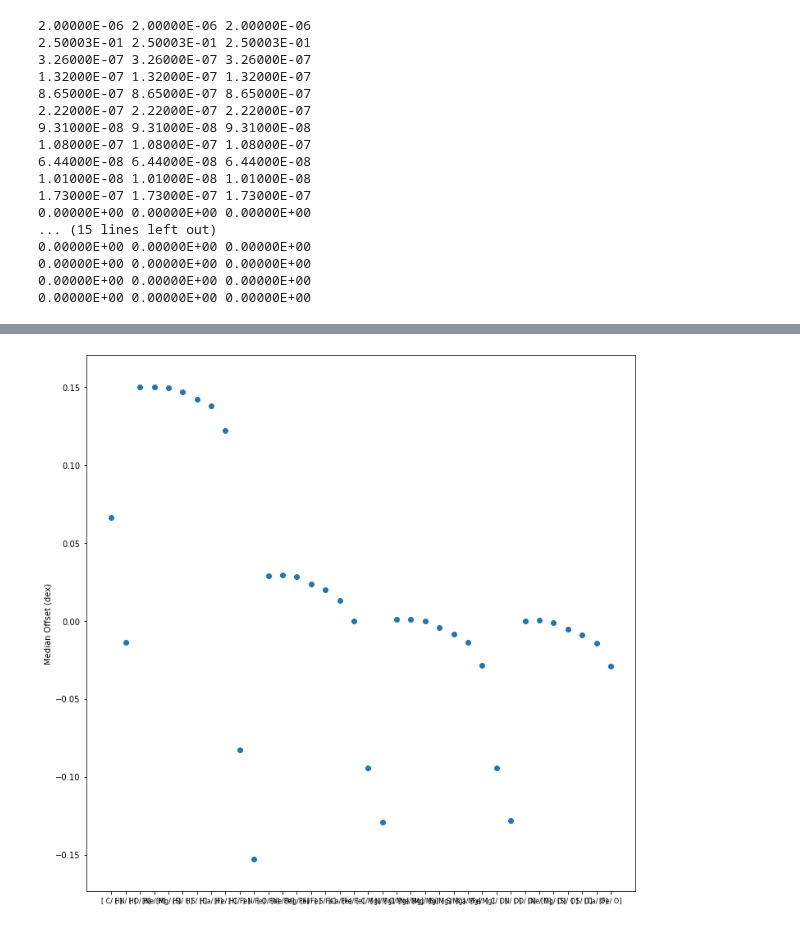
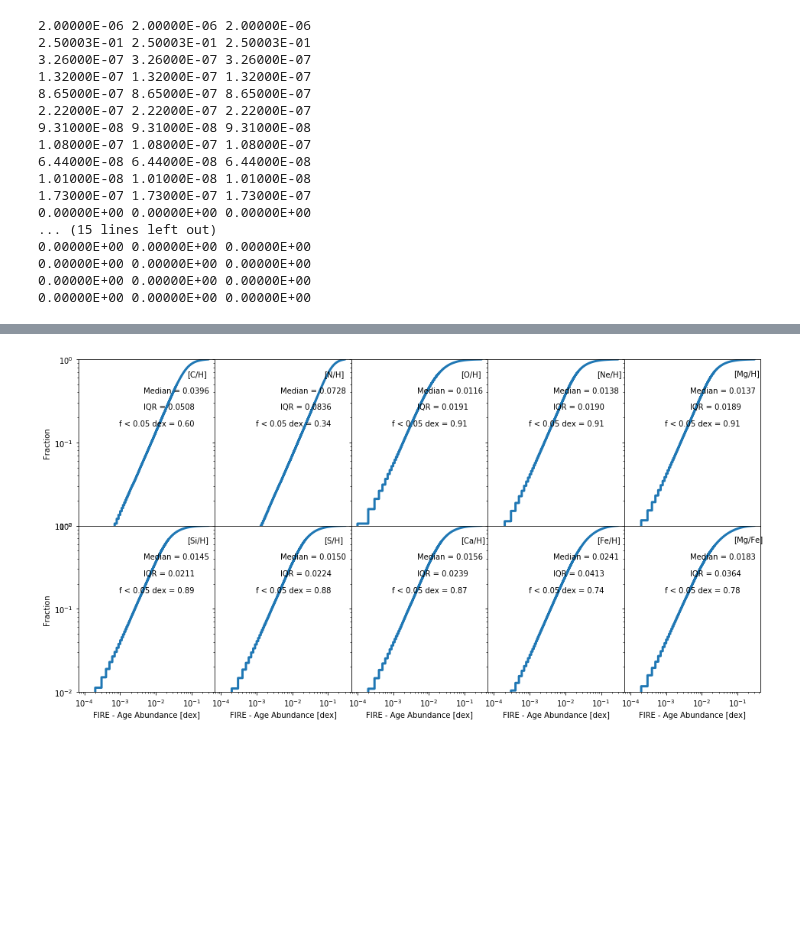
Before and after one commit to aemerick/galaxy_analysis, a Jupyter notebook: notebooks/age_tracers_comparison.ipynb, the cells around one changed output, grey strips where cells are left out. Saved outputs shown, nothing was run; the diff lists cells and outputs as text; code cells hidden in the pictures; blank space fills up the shorter version.

```diff
--- a/notebooks/age_tracers_comparison.ipynb
+++ b/notebooks/age_tracers_comparison.ipynb
@@ -631,14 +555,20 @@ fig.savefig(outname)
 # %%
-print("%8s  %8s %8s %8s %8s"%('Ratio','Median','IQR','Q1','Q3'))
+print("%8s  %8s %8s %8s %8s %8s %8s %8s %8s"%('Ratio','Median','IQR','Q1','Q3','f<0.05dex','f<0.02dex','f<0.01dex','f<0.005dex'))
 
 i = 0
 med = np.zeros((np.size(yield_model.elements)-2)*4)
 iqr = np.zeros(np.size(med))
 q1  = np.zeros(np.size(med))
 q3  = np.zeros(np.size(med))
+n01  = np.zeros(np.size(med))
+n02  = np.zeros(np.size(med))
+n005  = np.zeros(np.size(med))
+n05  = np.zeros(np.size(med))
 
 n = [None]*np.size(med)
 d = [None]*np.size(med)
+amin,amax = -5,2
+dbin = 0.05
 
 for denom in ['H','Fe','Mg','O']:
     for numerator in yield_model.elements:
@@ -658,6 +588,12 @@ for denom in ['H','Fe','Mg','O']:
         n[i] = numerator
         d[i] = denom
 
-        print('[%2s/%2s]:  %8.4f %8.4f %8.4f %8.4f'%(n[i],d[i],med[i],iqr[i],q1[i],q3[i]))
+        n01[i] = stats['0.01dex']
+        n02[i] = stats['0.02dex']
+        n005[i] = stats['0.005dex']
+        n05[i] = stats['0.05dex']
+
+
+        print('[%2s/%2s]:  %8.4f %8.4f %8.4f %8.4f %8.4f %8.4f %8.4f %8.4f'%(n[i],d[i],med[i],iqr[i],q1[i],q3[i], n05[i], n02[i], n01[i], n005[i]))
         i = i + 1
 # %% [output]
@@ -681,6 +613,58 @@ for denom in ['H','Fe','Mg','O']:
+# %%
+fig,ax = plt.subplots(2,5,sharey=True,sharex=True)
+fig.set_size_inches(16,8)
+fig.subplots_adjust(wspace=0,hspace=0)
+
+amin,amax = 0.0, 0.3
+dbin = 0.0001
+
+xy = (0.8,0.90)
+
+def plot_panel(ax,e1,e2):
+    bins,hist,stats = MDF(e1,e2,data,amin,amax,diff=True,dbin=dbin,absval=True)
+
+
+    ax.step(bins, np.cumsum(hist/(1.0*np.sum(hist))), where='post', lw = 3, color = 'C0')
+
+
+    ax.annotate('[' + e1 + '/' + e2 + ']', xy=xy, xycoords = 'axes fraction')
+    ax.annotate('Median = %0.4f'%stats['median'], xy = (xy[0]-0.32,xy[1]-0.1), xycoords = 'axes fraction')
+    ax.annotate('IQR = %0.4f'%stats['IQR'], xy = (xy[0]-0.32,xy[1]-0.2), xycoords = 'axes fraction')
+    ax.annotate('f < 0.05 dex = %0.2f'%(stats['0.05dex']), xy=(xy[0]-0.5,xy[1]-0.3),xycoords='axes fraction')
+    return
+
+plot_panel(ax[(0,0)], 'C', 'H')
+plot_panel(ax[(0,1)], 'N', 'H')
+plot_panel(ax[(0,2)], 'O', 'H')
+plot_panel(ax[(0,3)], 'Ne', 'H')
+plot_panel(ax[(0,4)], 'Mg', 'H')
+plot_panel(ax[(1,0)], 'Si', 'H')
+plot_panel(ax[(1,1)], 'S', 'H')
+plot_panel(ax[(1,2)], 'Ca', 'H')
+plot_panel(ax[(1,3)], 'Fe', 'H')
+plot_panel(ax[(1,4)], 'Mg', 'Fe')
+
+for ax1 in ax:
+    for ax2 in ax1:
+        ax2.set_ylim(1.0E-2,1.0)
+
+        ax2.semilogy()
+        ax2.semilogx()
+
+ax[(0,0)].set_ylabel('Fraction')
+ax[(1,0)].set_ylabel('Fraction')
+
+for i in np.arange(5):
+    ax[(1,i)].set_xlabel('FIRE - Age Abundance [dex]')
+
+
+outname = simulation + '_cumulative_stellar_MDFs_offset.png'
+fig.savefig(outname)
+# %% [output]
+[figure, added]
 # %%
 fig,ax=plt.subplots()
-fig.set_size_inches(12,12)
+fig.set_size_inches(6,6)
 
 
 
@@ -694,7 +678,8 @@ for i in np.arange(len(n)):
     rat[i] = '[%2s/%2s]'%(n[i],d[i])
 
 t=ax.set_xticklabels(rat, fontsize=8)
+plt.minorticks_on()
+
+#fig.savefig('constFB_offset_fiducial.png')
-# %% [output]
-[figure, removed]
 # %%
 print(n)
```
Also changed, not shown: parts of 18 cells of this notebook.
